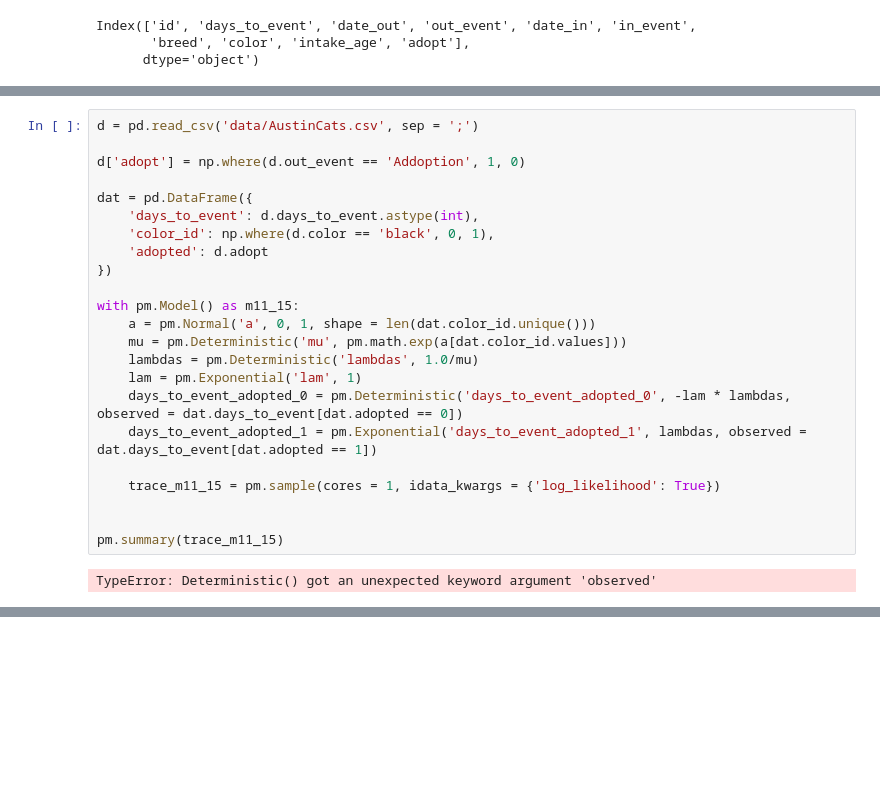
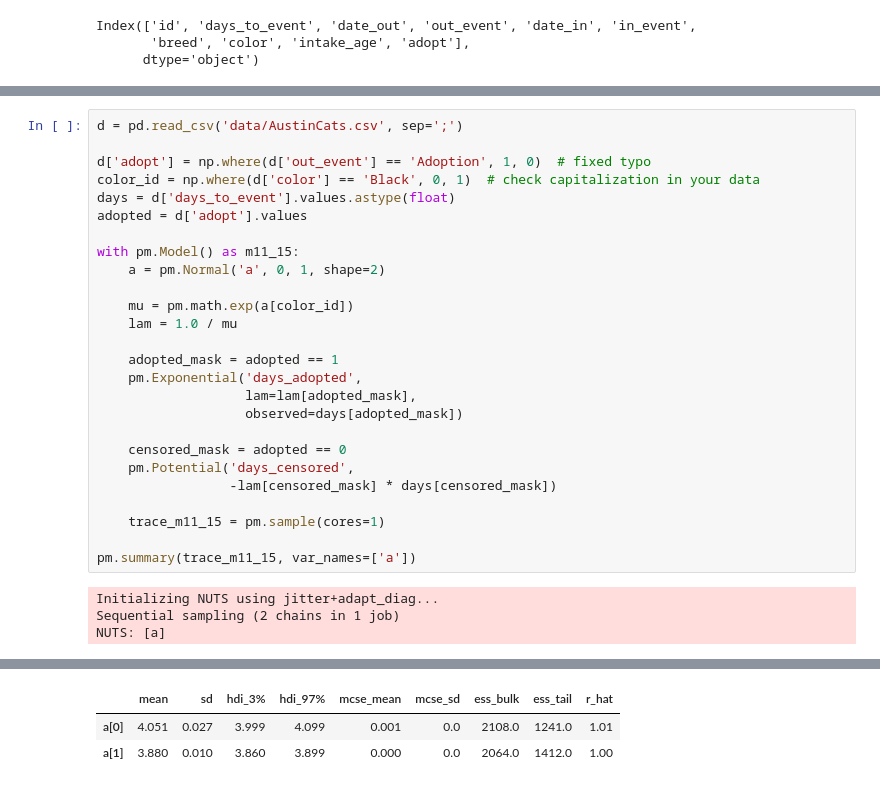
Before and after one commit to AndrewKillion/stat_rethinking_2026, a Jupyter notebook: python_code/Chapter_11.ipynb, the cells around one changed output, grey strips where cells are left out. Saved outputs shown, nothing was run; the diff lists cells and outputs as text; blank space fills up the shorter version.

```diff
--- a/python_code/Chapter_11.ipynb
+++ b/python_code/Chapter_11.ipynb
@@ -1152,25 +1161,30 @@ Index(['id', 'days_to_event', 'date_out', 'out_event', 'date_in', 'in_event',
 # %%
-d = pd.read_csv('data/AustinCats.csv', sep = ';')
+d = pd.read_csv('data/AustinCats.csv', sep=';')
 
-d['adopt'] = np.where(d.out_event == 'Addoption', 1, 0)
-
-dat = pd.DataFrame({
-    'days_to_event': d.days_to_event.astype(int),
-    'color_id': np.where(d.color == 'black', 0, 1),
-    'adopted': d.adopt
-})
+d['adopt'] = np.where(d['out_event'] == 'Adoption', 1, 0)  # fixed typo
+color_id = np.where(d['color'] == 'Black', 0, 1)  # check capitalization in your data
+days = d['days_to_event'].values.astype(float)
+adopted = d['adopt'].values
 
 with pm.Model() as m11_15:
-    a = pm.Normal('a', 0, 1, shape = len(dat.color_id.unique()))
-    mu = pm.Deterministic('mu', pm.math.exp(a[dat.color_id.values]))
-    lambdas = pm.Deterministic('lambdas', 1.0/mu)
-    lam = pm.Exponential('lam', 1)
-    days_to_event_adopted_0 = pm.Deterministic('days_to_event_adopted_0', -lam * lambdas, observed = dat.days_to_event[dat.adopted == 0])
-    days_to_event_adopted_1 = pm.Exponential('days_to_event_adopted_1', lambdas, observed = dat.days_to_event[dat.adopted == 1])
+    a = pm.Normal('a', 0, 1, shape=2)
 
-    trace_m11_15 = pm.sample(cores = 1, idata_kwargs = {'log_likelihood': True})
+    mu = pm.math.exp(a[color_id])
+    lam = 1.0 / mu
 
+    adopted_mask = adopted == 1
+    pm.Exponential('days_adopted',
+                   lam=lam[adopted_mask],
+                   observed=days[adopted_mask])
 
-pm.summary(trace_m11_15)
+    censored_mask = adopted == 0
+    pm.Potential('days_censored',
+                 -lam[censored_mask] * days[censored_mask])
+
+    trace_m11_15 = pm.sample(cores=1)
+
+pm.summary(trace_m11_15, var_names=['a'])
 # %% [output]
-TypeError: Deterministic() got an unexpected keyword argument 'observed'
+Initializing NUTS using jitter+adapt_diag...
+Sequential sampling (2 chains in 1 job)
+NUTS: [a]
@@ -1176,0 +1195,3 @@ TypeError: Deterministic() got an unexpected keyword argument 'observed'
+|  | mean | sd | hdi_3% | hdi_97% | mcse_mean | mcse_sd | ess_bulk | ess_tail | r_hat |
+| a[0] | 4.051 | 0.027 | 3.999 | 4.099 | 0.001 | 0.0 | 2108.0 | 1241.0 | 1.01 |
+| a[1] | 3.880 | 0.010 | 3.860 | 3.899 | 0.000 | 0.0 | 2064.0 | 1412.0 | 1.00 |
```
Also changed, not shown: parts of 5 cells of this notebook.
